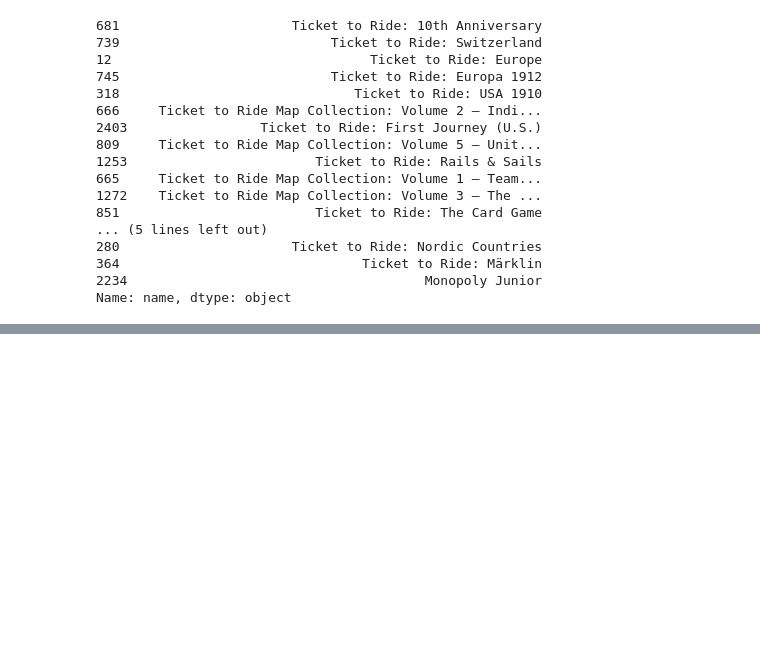
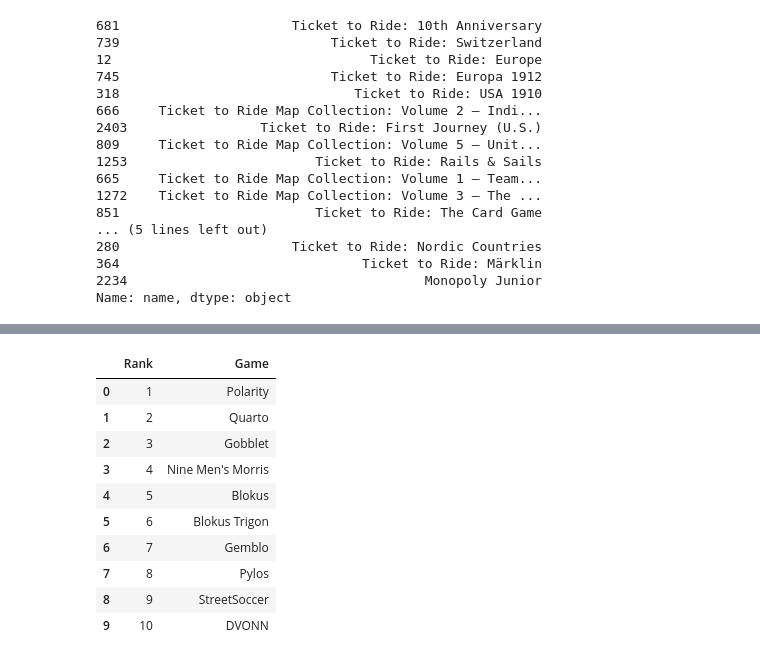
Before and after one commit to timcolussi/boardgame_rec_capstone, a Jupyter notebook: description_rec.ipynb, the cells around one changed output, grey strips where cells are left out. Drawn from its saved outputs; the diff is of its cells as text; code cells hidden in the pictures; blank space fills up the shorter version.

```diff
--- a/description_rec.ipynb
+++ b/description_rec.ipynb
@@ -222,22 +222,22 @@ Small World       9
 dtype: int64
 # %%
 def get_recommendations(name, cosine_sim=cosine_sim):
-    # Get the index of the movie that matches the title
+    # Get the index of the game that matches the title
     idx = indices[name]
 
-    # Get the pairwsie similarity scores of all movies with that movie
+    # Get the pairwsie similarity scores of all games with that game
     sim_scores = list(enumerate(cosine_sim[idx]))
 
-    # Sort the movies based on the similarity scores
+    # Sort the games based on the similarity scores
     sim_scores = sorted(sim_scores, key=lambda x: x[1], reverse=True)
 
-    # Get the scores of the 10 most similar movies
-    sim_scores = sim_scores[1:21]
+    # Get the scores of the 10 most similar games
+    sim_scores = sim_scores[1:11]
 
-    # Get the movie indices
+    # Get the game indices
     game_indices = [i[0] for i in sim_scores]
 
-    # Return the top 10 most similar movies
+    # Return the top 10 most similar games
     return game_plus_desc_df['name'].iloc[game_indices]
 # %%
 get_recommendations('Ticket to Ride')
@@ -516,0 +477,17 @@ Name: name, dtype: object
+# %%
+klask = get_recommendations('KLASK')
+klask_dict = {"Rank" : ranks, "Game" : klask}
+klask_df = pd.DataFrame(klask_dict).reset_index(drop = True)
+klask_df
+# %% [output]
+|  | Rank | Game |
+| 0 | 1 | Polarity |
+| 1 | 2 | Quarto |
+| 2 | 3 | Gobblet |
+| 3 | 4 | Nine Men's Morris |
+| 4 | 5 | Blokus |
+| 5 | 6 | Blokus Trigon |
+| 6 | 7 | Gemblo |
+| 7 | 8 | Pylos |
+| 8 | 9 | StreetSoccer |
+| 9 | 10 | DVONN |
```
Also changed, not shown: parts of 17 cells of this notebook, 9 other files.
